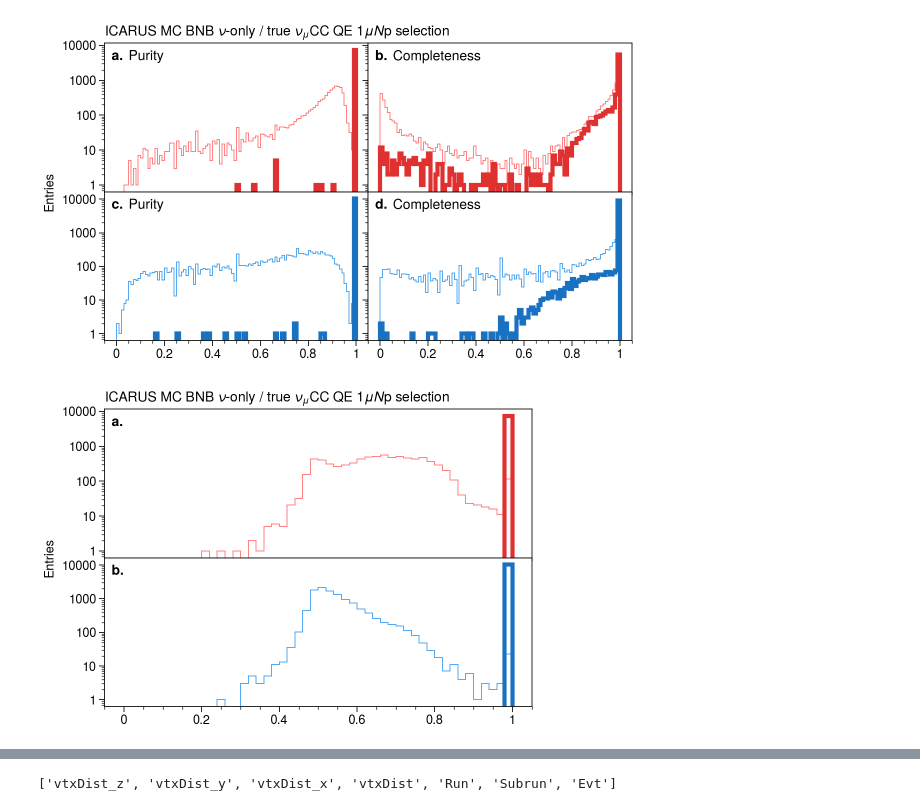
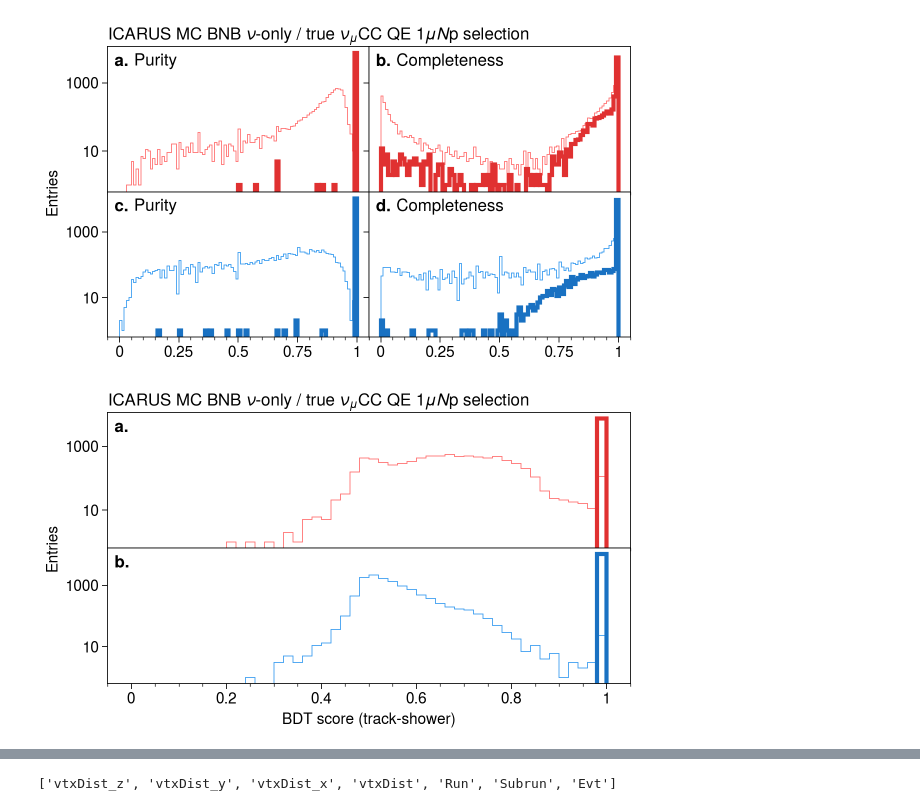
Before and after one commit to mattiasotgia/The_Empty_Hearse, a Jupyter notebook: notebooks/CCNp_v2_particleAna.ipynb, the cells around one changed output, grey strips where cells are left out. Saved outputs shown, nothing was run; the diff lists cells and outputs as text; code cells hidden in the pictures.

```diff
--- a/notebooks/CCNp_v2_particleAna.ipynb
+++ b/notebooks/CCNp_v2_particleAna.ipynb
@@ -4,6 +4,8 @@ import pandas as pd
 
 import matplotlib as mpl
 import matplotlib.pyplot as plt
+
+from matplotlib.transforms import blended_transform_factory
 
 import ultraplot as plot
 import seaborn as sns
@@ -19,6 +21,9 @@ plot.rc['figure.facecolor'] = 'none'
 plot.rc['savefig.facecolor'] = 'none'
 plot.rc['legend.frameon'] = False
 plot.rc['axes.autolimit_mode'] = 'data'
+
+plot.rc['label.size'] = 11
+plot.rc['font.size'] = 11
 # %%
 loader_formatted = {
     'nominal': 'Nominal reconstruction',
@@ -225,0 +250,7 @@ fig.savefig('plots_CCNp_test/toSlide_completeness_purity.pdf', bbox_inches='tigh
+# %%
+
+binning= [hist.axis.Regular(25, 0, 0.5, flow=True), hist.axis.Regular(25, 0, 1, flow=True)]
+A, a = CCNp_muonAna.get('cheated_2d', ['completeness', 'slicePurity'], binning)
+A[0].plot()
+plt.xlabel('Hit completeness')
+plt.ylabel('Slice purity')
@@ -260,41 +294,42 @@ for idx, (loader, color) in enumerate(zip([CCNp_muonAna, CCNp_protonAna], ['red'
 
 fig.savefig('plots_CCNp_test/toSlide_completeness_purity_3d.pdf', bbox_inches='tight')
 # %% [output]
-[figure, old version]
+[figure, new version]
 # %%
 
 
 binning=hist.axis.Regular(50, 0, 1, flow=False)
 
 
 fig, ax = plot.subplots(
-    width=5, height=3.5, ncols=1, nrows=2, ylabel=f'Entries',
+    width=6, height=3.5, ncols=1, nrows=2, ylabel=f'Entries',
     space=0,
     titlecolor='k', share=False, grid=False, sharey=True,
     xlabel=r'',
     abc='a.', abcloc='ul',
     yscale='log',
     # xscale='log'
 )
 
 ax[0].format(ltitle=r'ICARUS MC BNB $\nu$-only / true $\nu_\mu$CC QE $1\mu N\mathrm{p}$ selection', )
 
 # for axi, title in zip(ax, ['Purity', 'Completeness']*2):
 #     axi.format(ultitle=title)
 
 for idx, (loader, color) in enumerate(zip([CCNp_muonAna, CCNp_protonAna], ['red', 'blue'])):
 
         (A,B), _ = loader.get(['nominal', 'cheated_mva'], 'trackScore', binning)
         A0, _ = loader.get('nominal', 'trackScore', binning)
         B0, _ = loader.get('cheated_2d_vtx_3d_nu_mva', 'trackScore', binning)
 
         hep.histplot(A0, ax=ax[idx], yerr=False, color=f'{color}5', label=f'{loader_formatted['nominal']}')
         hep.histplot(B0, yerr=False, ax=ax[idx], color=f'{color}8', lw=3, label=f'{loader_formatted['cheated_mva']}')
         ax[idx].format(xlabel='')
 
+ax[1].format(xlabel='BDT score (track-shower)')
 fig.savefig('plots_CCNp_test/toSlide_BDT_trackscore.pdf', bbox_inches='tight')
 # %% [output]
-[figure, old version]
+[figure, new version]
 # %%
 binning=hist.axis.Variable(np.logspace(-3, 3))
 
```
Also changed, not shown: parts of 10 cells of this notebook, 55 other files.
